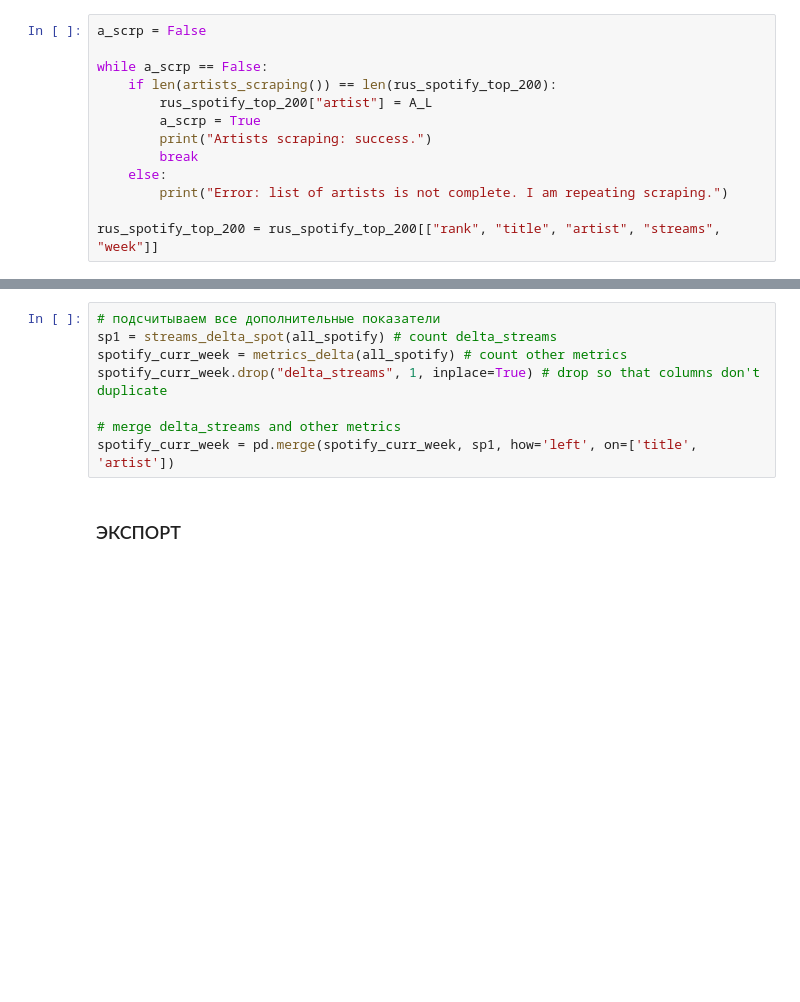
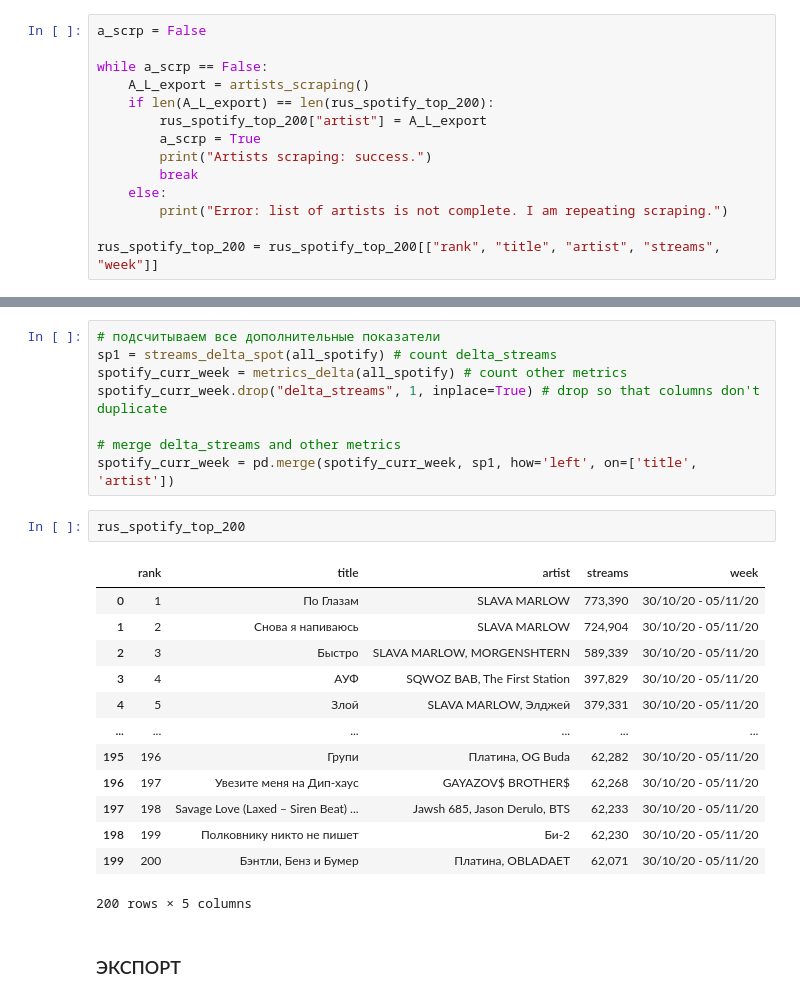
Before and after one commit to HumBureau/IMI_chart, a Jupyter notebook: Spotify_weekly/Spotify_parsing.ipynb, the cells around one changed output, grey strips where cells are left out. Saved outputs shown, nothing was run; the diff lists cells and outputs as text; blank space fills up the shorter version.

```diff
--- a/Spotify_weekly/Spotify_parsing.ipynb
+++ b/Spotify_weekly/Spotify_parsing.ipynb
@@ -188,8 +188,9 @@ def artists_scraping():
 a_scrp = False
 
 while a_scrp == False:
-    if len(artists_scraping()) == len(rus_spotify_top_200):
-        rus_spotify_top_200["artist"] = A_L
+    A_L_export = artists_scraping()
+    if len(A_L_export) == len(rus_spotify_top_200):
+        rus_spotify_top_200["artist"] = A_L_export
         a_scrp = True
         print("Artists scraping: success.")
         break
@@ -350,6 +351,22 @@ spotify_curr_week.drop("delta_streams", 1, inplace=True) # drop so that columns
 
 # merge delta_streams and other metrics
 spotify_curr_week = pd.merge(spotify_curr_week, sp1, how='left', on=['title', 'artist'])
+# %%
+rus_spotify_top_200
+# %% [output]
+|  | rank | title | artist | streams | week |
+| 0 | 1 | По Глазам | SLAVA MARLOW | 773,390 | 30/10/20 - 05/11/20 |
+| 1 | 2 | Снова я напиваюсь | SLAVA MARLOW | 724,904 | 30/10/20 - 05/11/20 |
+| 2 | 3 | Быстро | SLAVA MARLOW, MORGENSHTERN | 589,339 | 30/10/20 - 05/11/20 |
+| 3 | 4 | АУФ | SQWOZ BAB, The First Station | 397,829 | 30/10/20 - 05/11/20 |
+| 4 | 5 | Злой | SLAVA MARLOW, Элджей | 379,331 | 30/10/20 - 05/11/20 |
+| ... | ... | ... | ... | ... | ... |
+| 195 | 196 | Групи | Платина, OG Buda | 62,282 | 30/10/20 - 05/11/20 |
+| 196 | 197 | Увезите меня на Дип-хаус | GAYAZOV$ BROTHER$ | 62,268 | 30/10/20 - 05/11/20 |
+| 197 | 198 | Savage Love (Laxed – Siren Beat) ... | Jawsh 685, Jason Derulo, BTS | 62,233 | 30/10/20 - 05/11/20 |
+| 198 | 199 | Полковнику никто не пишет | Би-2 | 62,230 | 30/10/20 - 05/11/20 |
+| 199 | 200 | Бэнтли, Бенз и Бумер | Платина, OBLADAET | 62,071 | 30/10/20 - 05/11/20 |
+200 rows × 5 columns
 # %% [markdown]
 ### ЭКСПОРТ
 # %%
```
Also changed, not shown: 1 other file.
